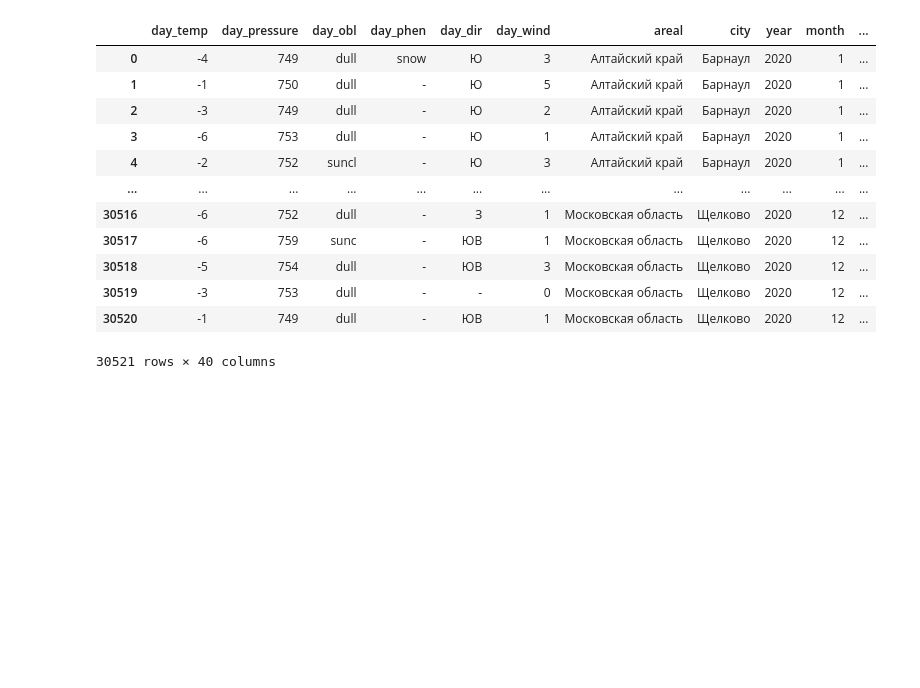
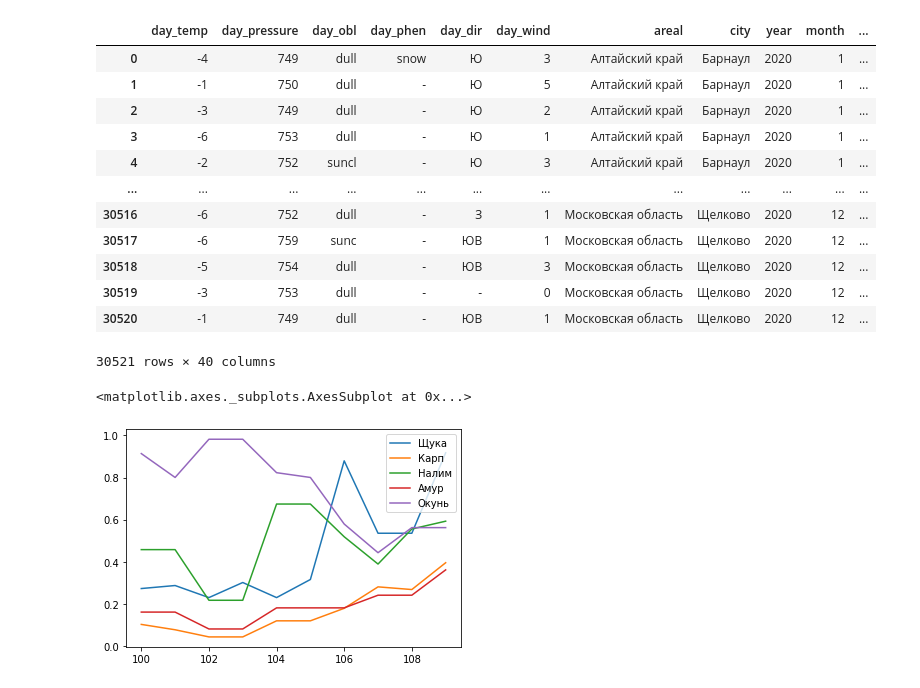
Before and after one commit to tam2511/Fishow-Backend, a Jupyter notebook: spider/utils/day_generator.ipynb, the cells around one changed output. Saved outputs shown, nothing was run; the diff lists cells and outputs as text; code cells hidden in the pictures; blank space fills up the shorter version.

```diff
--- a/spider/utils/day_generator.ipynb
+++ b/spider/utils/day_generator.ipynb
@@ -8,7 +8,7 @@ from time import time as time_
 from tqdm.notebook import tqdm
 from copy import deepcopy
 # %%
-dt = pd.read_csv('forecast2.csv', sep=';')
+dt = pd.read_csv('forecast3.csv', sep=';')
 fishs = ['щука', 'судак', 'окунь', 'берш', 'речная форель', 'озерная форель', 'елец', 'чехонь', 'сом', 'голавль', 'язь',
          'карп', 'жерех', 'лещ', 'карась', 'линь', 'пескарь', 'ротан', 'плотва', 'красноперка', 'налим', 'густера',
          'амур', 'ерш', 'сазан', 'подуст', 'толстолобик', 'вобла', 'хариус']
@@ -29,6 +29,12 @@ dt
 | 30519 | -3 | 753 | dull | - | - | 0 | Московская область | Щелково | 2020 | 12 | ... |
 | 30520 | -1 | 749 | dull | - | ЮВ | 1 | Московская область | Щелково | 2020 | 12 | ... |
 30521 rows × 40 columns
+# %%
+i = 100
+dt[i:i + 10][['Щука', 'Карп', 'Налим', 'Амур', 'Окунь']].plot()
+# %% [output]
+<matplotlib.axes._subplots.AxesSubplot at 0x...>
+[figure, added]
 # %%
 class DayGenerator:
     def __init__(self, dataframe):
```
Also changed, not shown: parts of 25 cells of this notebook, 8 other files.
